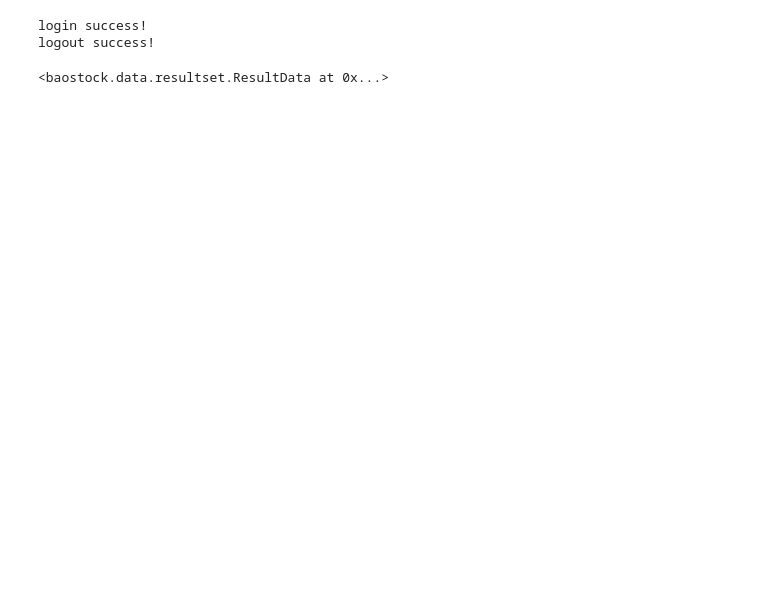
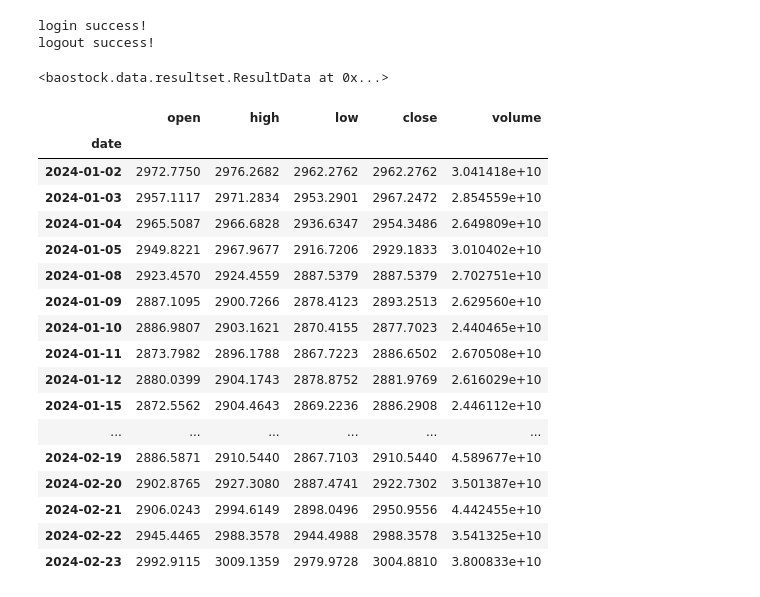
Before and after one commit to Ted88368/quant_in_action, a Jupyter notebook: quick_start/07_连接线.ipynb, the cells around one changed output. Drawn from its saved outputs; the diff is of its cells as text; code cells hidden in the pictures; blank space fills up the shorter version.

```diff
--- a/quick_start/07_连接线.ipynb
+++ b/quick_start/07_连接线.ipynb
@@ -39,3 +39,24 @@ bs.logout()
 login success!
 logout success!
 <baostock.data.resultset.ResultData at 0x...>
+# %%
+data
+# %% [output]
+|  | open | high | low | close | volume |
+| date |  |  |  |  |  |
+| 2024-01-02 | 2972.7750 | 2976.2682 | 2962.2762 | 2962.2762 | 3.041418e+10 |
+| 2024-01-03 | 2957.1117 | 2971.2834 | 2953.2901 | 2967.2472 | 2.854559e+10 |
+| 2024-01-04 | 2965.5087 | 2966.6828 | 2936.6347 | 2954.3486 | 2.649809e+10 |
+| 2024-01-05 | 2949.8221 | 2967.9677 | 2916.7206 | 2929.1833 | 3.010402e+10 |
+| 2024-01-08 | 2923.4570 | 2924.4559 | 2887.5379 | 2887.5379 | 2.702751e+10 |
+| 2024-01-09 | 2887.1095 | 2900.7266 | 2878.4123 | 2893.2513 | 2.629560e+10 |
+| 2024-01-10 | 2886.9807 | 2903.1621 | 2870.4155 | 2877.7023 | 2.440465e+10 |
+| 2024-01-11 | 2873.7982 | 2896.1788 | 2867.7223 | 2886.6502 | 2.670508e+10 |
+| 2024-01-12 | 2880.0399 | 2904.1743 | 2878.8752 | 2881.9769 | 2.616029e+10 |
+| 2024-01-15 | 2872.5562 | 2904.4643 | 2869.2236 | 2886.2908 | 2.446112e+10 |
+| ... | ... | ... | ... | ... | ... |
+| 2024-02-19 | 2886.5871 | 2910.5440 | 2867.7103 | 2910.5440 | 4.589677e+10 |
+| 2024-02-20 | 2902.8765 | 2927.3080 | 2887.4741 | 2922.7302 | 3.501387e+10 |
+| 2024-02-21 | 2906.0243 | 2994.6149 | 2898.0496 | 2950.9556 | 4.442455e+10 |
+| 2024-02-22 | 2945.4465 | 2988.3578 | 2944.4988 | 2988.3578 | 3.541325e+10 |
+| 2024-02-23 | 2992.9115 | 3009.1359 | 2979.9728 | 3004.8810 | 3.800833e+10 |
```
Also changed, not shown: parts of 2 cells of this notebook, 1 other file.
